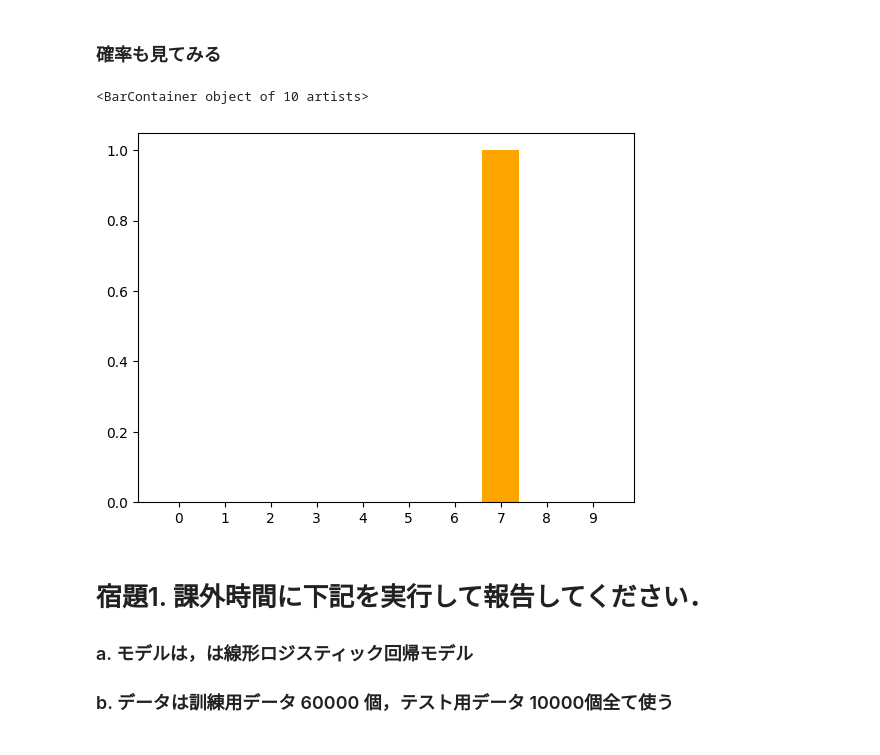
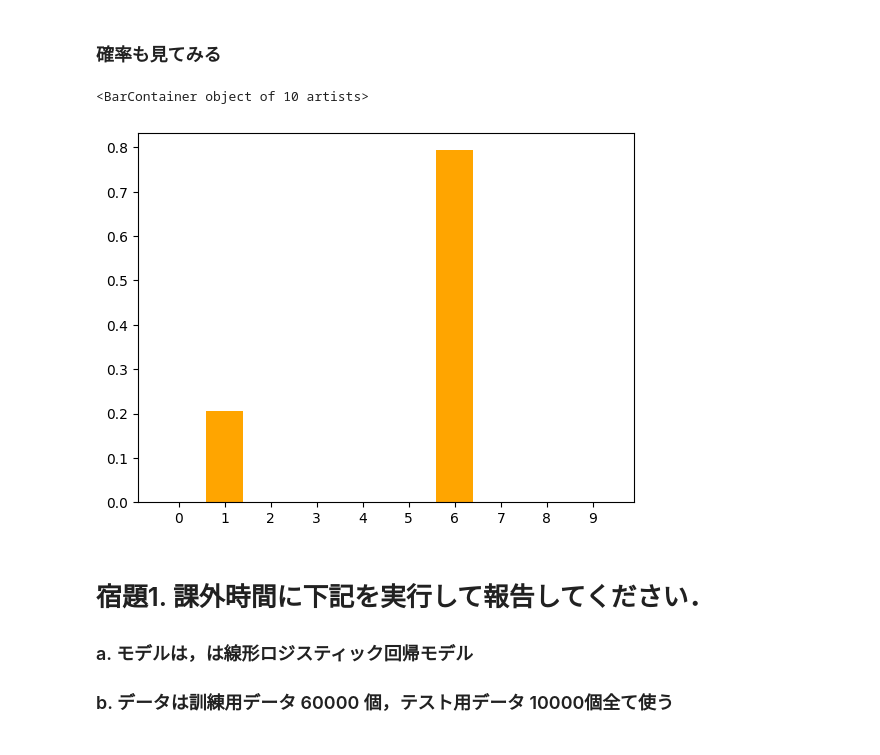
Before and after one commit to 280426u-create/Dify_chatbot, a Jupyter notebook: adv26_002_classification_MNIST_3.ipynb, the cells around one changed output. Cells and saved outputs as stored; diff of their text form; code cells hidden in the pictures.

```diff
--- a/adv26_002_classification_MNIST_3.ipynb
+++ b/adv26_002_classification_MNIST_3.ipynb
@@ -1018,12 +1020,12 @@ print( clf_lf.predict(suuji)[0] )
 # %%
 #各クラスの確率をグラフで見てみる
 classes = list(map(str, range(10)))
 #classes = ['0','1','2','3','4','5','6','7','8','9']
-probabilities = clf_lf.predict_proba(x_test1[[0]]).reshape(10,)
+probabilities =clf_lf.predict_proba(suuji).reshape(10,)
 plt.bar(classes, probabilities, color=['orange'])
 # %% [output]
 <BarContainer object of 10 artists>
-[figure, old version]
+[figure, new version]
 # %% [markdown]
 # 宿題1. 課外時間に下記を実行して報告してください．
 
```
Also changed, not shown: parts of 6 cells of this notebook.
